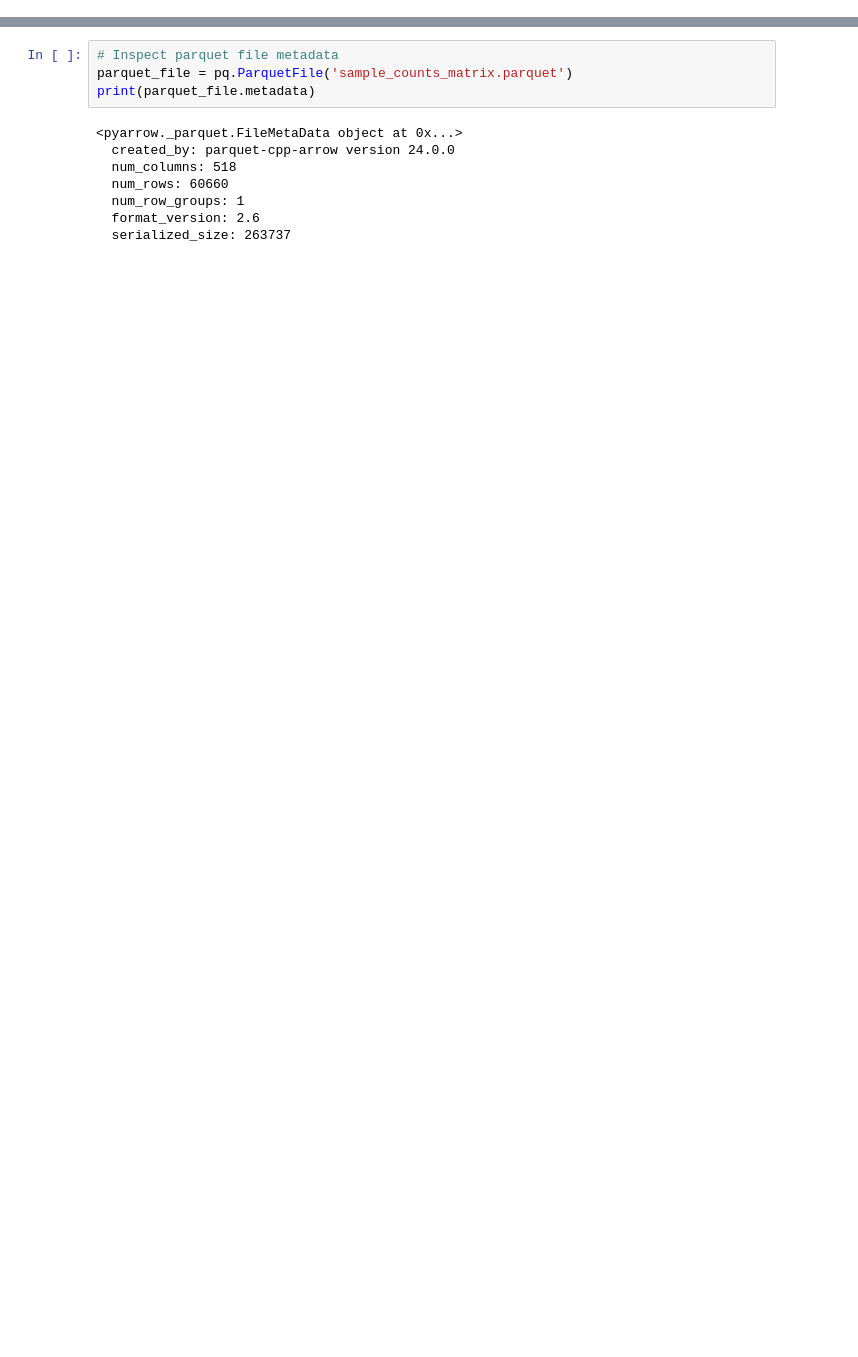
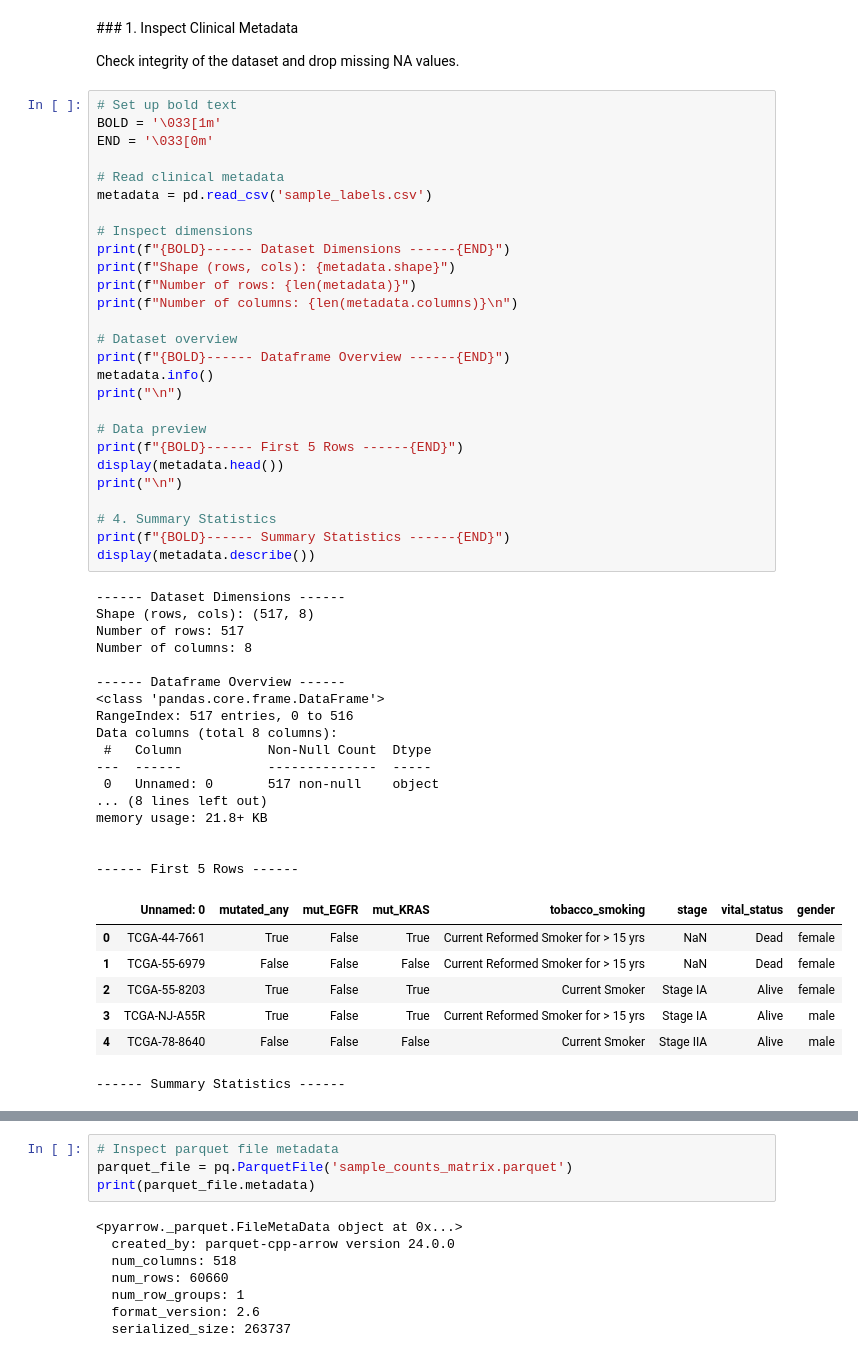
Before and after one commit to ccarloscr/malexa, a Jupyter notebook: notebook.ipynb, the cells around one changed output, grey strips where cells are left out. Saved outputs shown, nothing was run; the diff lists cells and outputs as text; blank space fills up the shorter version.

```diff
--- a/notebook.ipynb
+++ b/notebook.ipynb
@@ -3,0 +15,56 @@ import pyarrow.parquet as pq
+# %% [markdown]
+### 1. Inspect Clinical Metadata
+
+Check integrity of the dataset and drop missing NA values.
+# %%
+# Set up bold text
+BOLD = '\033[1m'
+END = '\033[0m'
+
+# Read clinical metadata
+metadata = pd.read_csv('sample_labels.csv')
+
+# Inspect dimensions
+print(f"{BOLD}------ Dataset Dimensions ------{END}")
+print(f"Shape (rows, cols): {metadata.shape}")
+print(f"Number of rows: {len(metadata)}")
+print(f"Number of columns: {len(metadata.columns)}\n")
+
+# Dataset overview
+print(f"{BOLD}------ Dataframe Overview ------{END}")
+metadata.info()
+print("\n")
+
+# Data preview
+print(f"{BOLD}------ First 5 Rows ------{END}")
+display(metadata.head())
+print("\n")
+
+# 4. Summary Statistics
+print(f"{BOLD}------ Summary Statistics ------{END}")
+display(metadata.describe())
+# %% [output]
+------ Dataset Dimensions ------
+Shape (rows, cols): (517, 8)
+Number of rows: 517
+Number of columns: 8
+
+------ Dataframe Overview ------
+<class 'pandas.core.frame.DataFrame'>
+RangeIndex: 517 entries, 0 to 516
+Data columns (total 8 columns):
+ #   Column           Non-Null Count  Dtype
+---  ------           --------------  -----
+ 0   Unnamed: 0       517 non-null    object
+... (8 lines left out)
+memory usage: 21.8+ KB
+
+
+------ First 5 Rows ------
+|  | Unnamed: 0 | mutated_any | mut_EGFR | mut_KRAS | tobacco_smoking | stage | vital_status | gender |
+| 0 | TCGA-44-7661 | True | False | True | Current Reformed Smoker for > 15 yrs | NaN | Dead | female |
+| 1 | TCGA-55-6979 | False | False | False | Current Reformed Smoker for > 15 yrs | NaN | Dead | female |
+| 2 | TCGA-55-8203 | True | False | True | Current Smoker | Stage IA | Alive | female |
+| 3 | TCGA-NJ-A55R | True | False | True | Current Reformed Smoker for > 15 yrs | Stage IA | Alive | male |
+| 4 | TCGA-78-8640 | False | False | False | Current Smoker | Stage IIA | Alive | male |
+------ Summary Statistics ------
```
Also changed, not shown: parts of 23 cells of this notebook, 1 other file.
